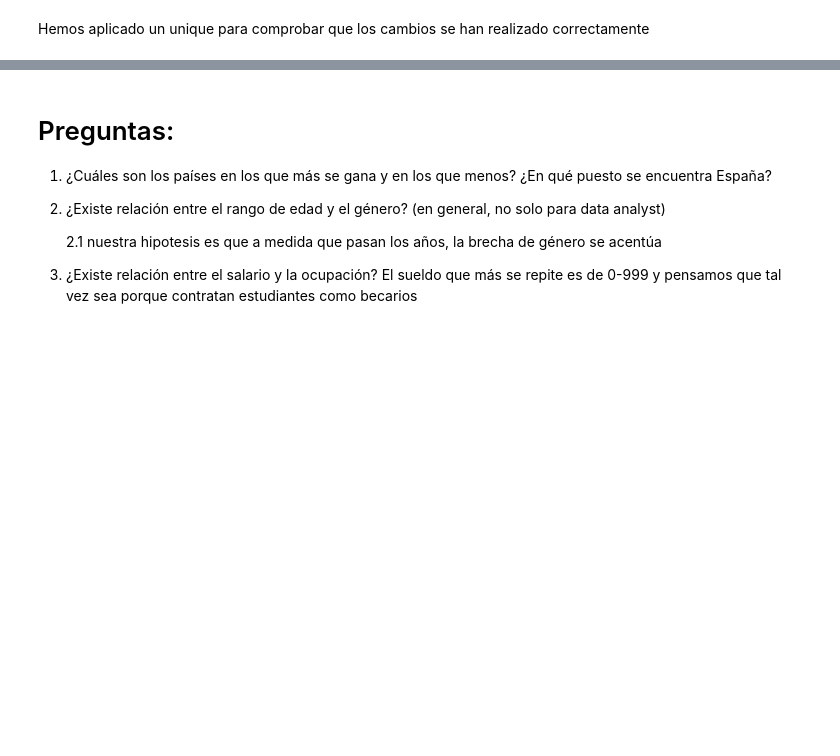
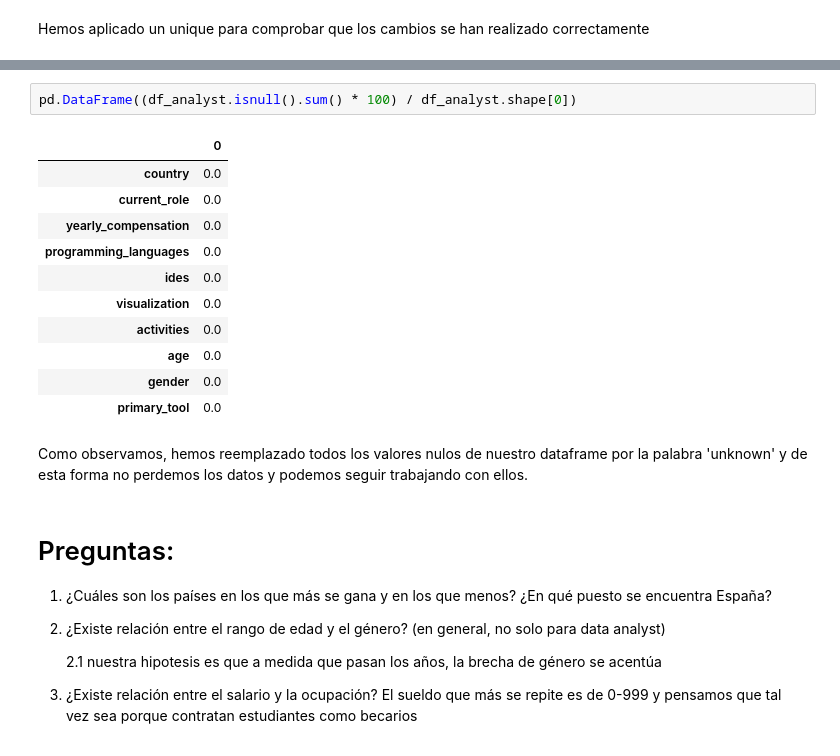
Before and after one commit to LourdesBoj/promoE_modulo2_proyecto_equipo3_AndreaIreneLourdesVictoria, a Jupyter notebook: Jupyter/exploracion_limpieza.ipynb, the cells around one changed output, grey strips where cells are left out. Cells and saved outputs as stored; diff of their text form; blank space fills up the shorter version.

```diff
--- a/Jupyter/exploracion_limpieza.ipynb
+++ b/Jupyter/exploracion_limpieza.ipynb
@@ -482,3 +572,19 @@ Hemos aplicado un unique para comprobar que los cambios se han realizado correct
+# %%
+pd.DataFrame((df_analyst.isnull().sum() * 100) / df_analyst.shape[0])
+# %% [output]
+|  | 0 |
+| country | 0.0 |
+| current_role | 0.0 |
+| yearly_compensation | 0.0 |
+| programming_languages | 0.0 |
+| ides | 0.0 |
+| visualization | 0.0 |
+| activities | 0.0 |
+| age | 0.0 |
+| gender | 0.0 |
+| primary_tool | 0.0 |
+# %% [markdown]
+Como observamos, hemos reemplazado todos los valores nulos de nuestro dataframe por la palabra 'unknown' y de esta forma no perdemos los datos y podemos seguir trabajando con ellos.
 # %% [markdown]
 # Preguntas:
 
```
Also changed, not shown: parts of 17 cells of this notebook.
